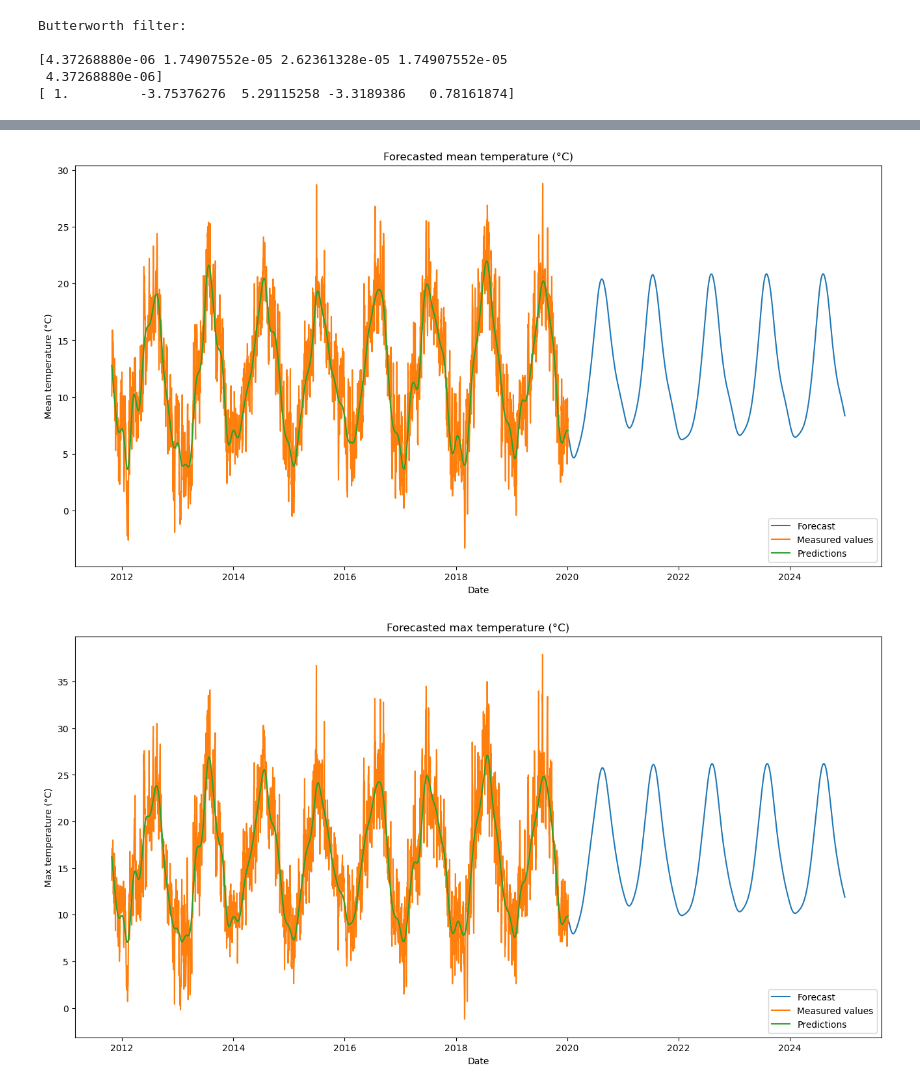
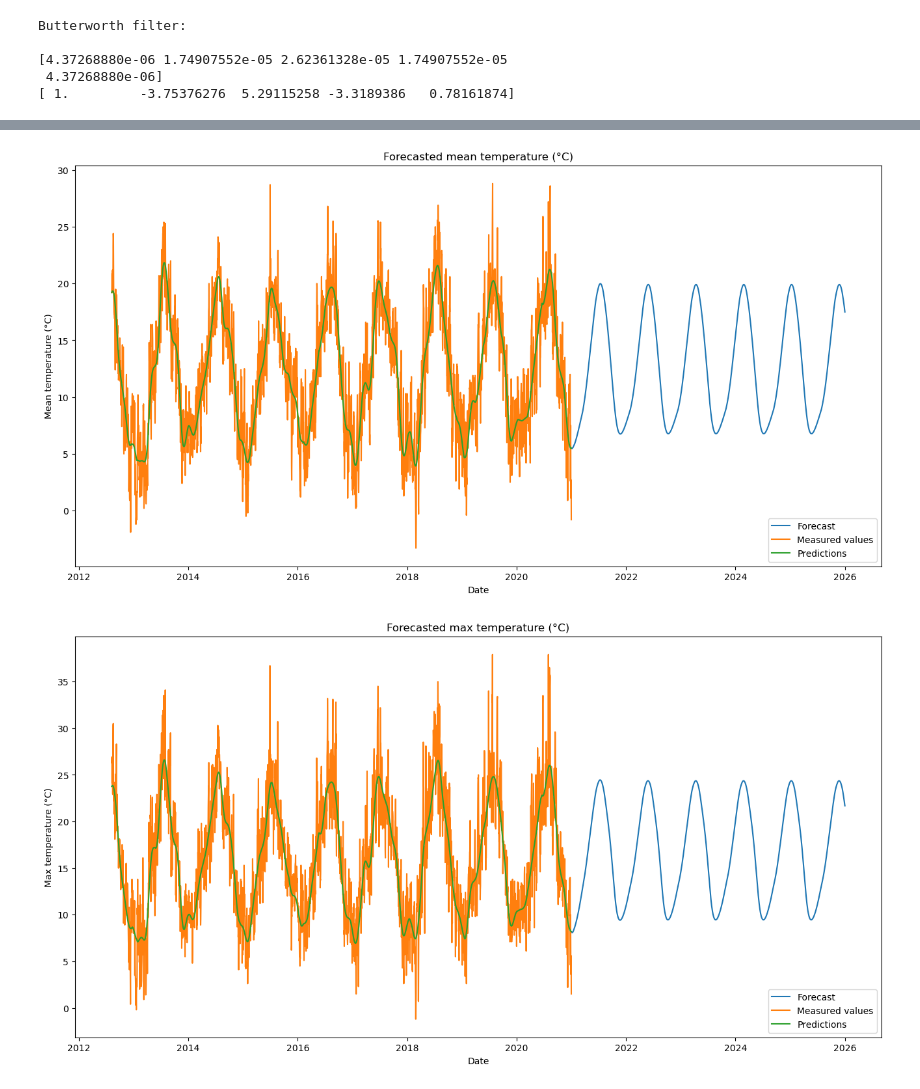
Before and after one commit to alanc0206/ELEC0088_Assignment, a Jupyter notebook: Chatbot/LSTM_Forecasting.ipynb, the cells around one changed output, grey strips where cells are left out. Saved outputs shown, nothing was run; the diff lists cells and outputs as text; code cells hidden in the pictures.

Commit message:
Changed prediction date, added new model

```diff
--- a/Chatbot/LSTM_Forecasting.ipynb
+++ b/Chatbot/LSTM_Forecasting.ipynb
@@ -23,5 +23,4 @@ weather_data = weather_data.set_index('date', drop = True)
 weather_data.index = pd.to_datetime(weather_data.index,format="%Y%m%d")
 # Interpolate NaNs in dataset
 weather_data = weather_data.interpolate(method='time')
-weather_data = weather_data[:-359]
 # %% [output]
@@ -152,19 +149,19 @@ y_future = scaler.inverse_transform(y_future)
 # %%
 df_future = pd.DataFrame(y_future, columns = ['Pred_mean_temp', 'Pred_sunshine','Pred_global_radiation','Pred_max_temp','Pred_min_temp'])
-df_future['Date'] = pd.date_range(start='2019-12-31', periods=n_future)
+df_future['Date'] = pd.date_range(start='2020-12-31', periods=n_future)
 df_future = df_future.set_index('Date')
 
 # Plot forecasted data
 plt.figure(figsize=(16,8))
 plt.title('Forecasted mean temperature (\N{DEGREE SIGN}C)')
 plt.xlabel('Date')
 plt.ylabel('Mean temperature (\N{DEGREE SIGN}C)')
 plt.plot(df_future['Pred_mean_temp'])
 plt.plot(validation[['mean_temp', 'Pred_mean_temp']])
 plt.legend(['Forecast','Measured values', 'Predictions'], loc='lower right')
 plt.show()
 # %% [output]
-[figure, old version]
+[figure, new version]
 # %%
 plt.figure(figsize=(16,8))
 plt.title('Forecasted max temperature (\N{DEGREE SIGN}C)')
@@ -175,7 +172,7 @@ plt.plot(validation[['max_temp', 'Pred_max_temp']])
 plt.legend(['Forecast','Measured values', 'Predictions'], loc='lower right')
 plt.show()
 # %% [output]
-[figure, old version]
+[figure, new version]
 # %%
 plt.figure(figsize=(16,8))
 plt.title('Forecasted min temperature (\N{DEGREE SIGN}C)')
```
Also changed, not shown: parts of 8 cells of this notebook, 6 other files.
